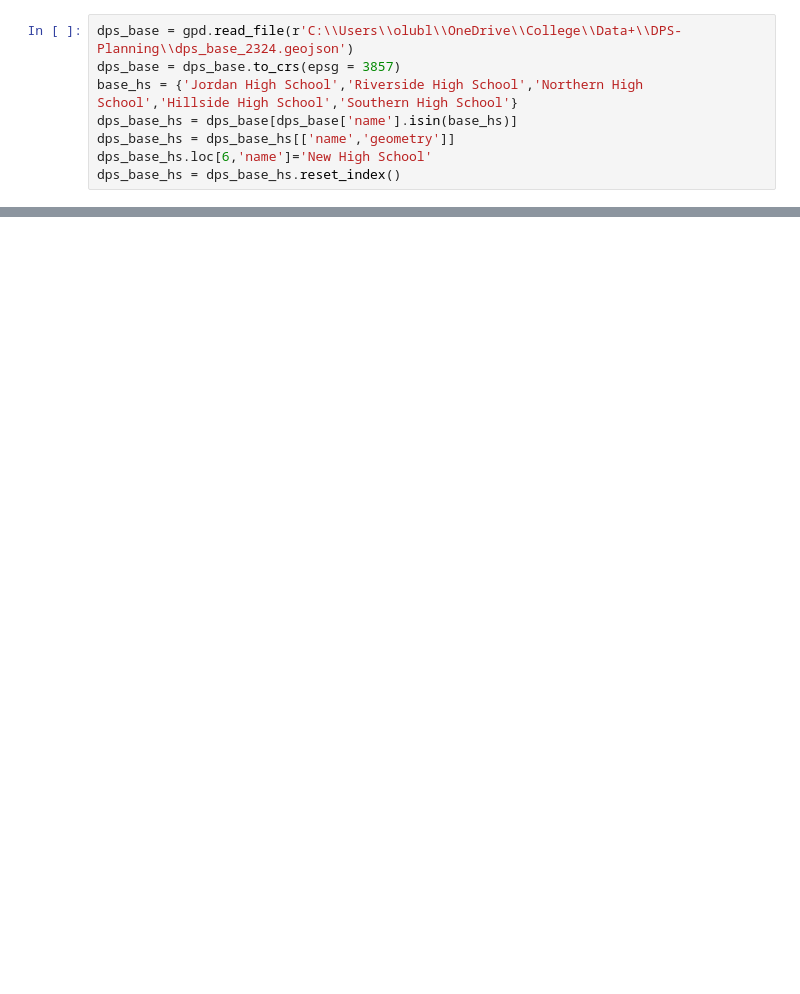
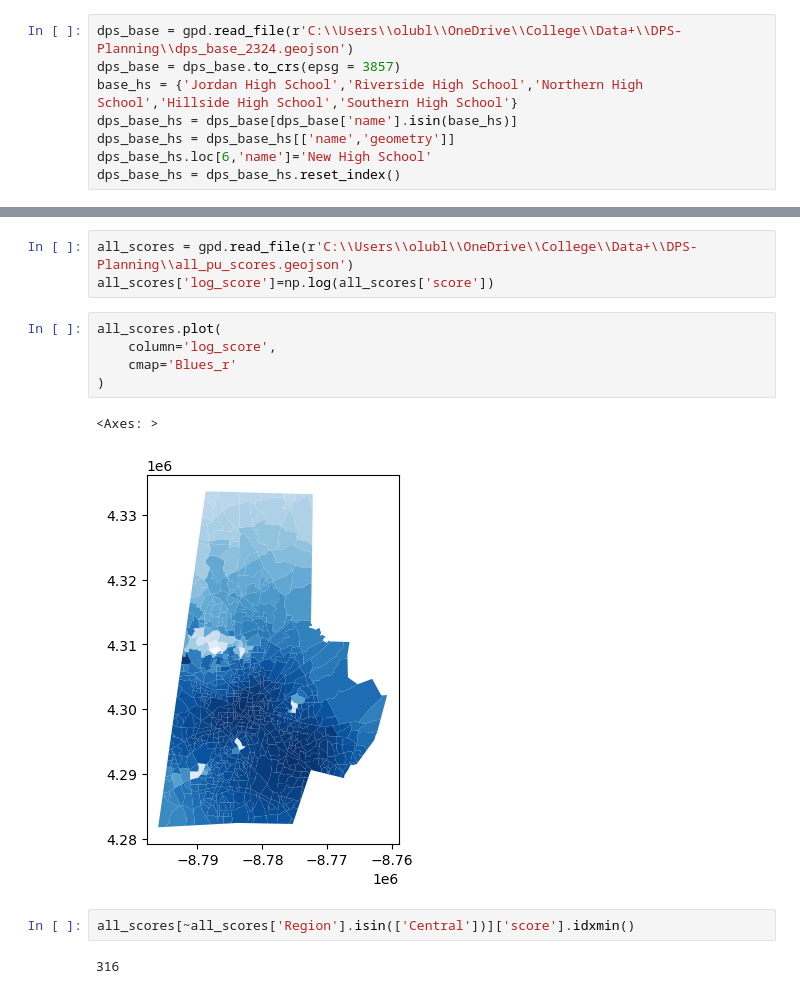
Before and after one commit to olublin/DPS-Planning, a Jupyter notebook: heuristic_model.ipynb, the cells around one changed output, grey strips where cells are left out. Cells and saved outputs as stored; diff of their text form; blank space fills up the shorter version.

```diff
--- a/heuristic_model.ipynb
+++ b/heuristic_model.ipynb
@@ -115,0 +105,15 @@ dps_pu.plot(
+# %%
+all_scores = gpd.read_file(r'C:\\Users\\olubl\\OneDrive\\College\\Data+\\DPS-Planning\\all_pu_scores.geojson')
+all_scores['log_score']=np.log(all_scores['score'])
+# %%
+all_scores.plot(
+    column='log_score',
+    cmap='Blues_r'
+)
+# %% [output]
+<Axes: >
+[figure, added]
+# %%
+all_scores[~all_scores['Region'].isin(['Central'])]['score'].idxmin()
+# %% [output]
+316
```
Also changed, not shown: parts of 7 cells of this notebook.
